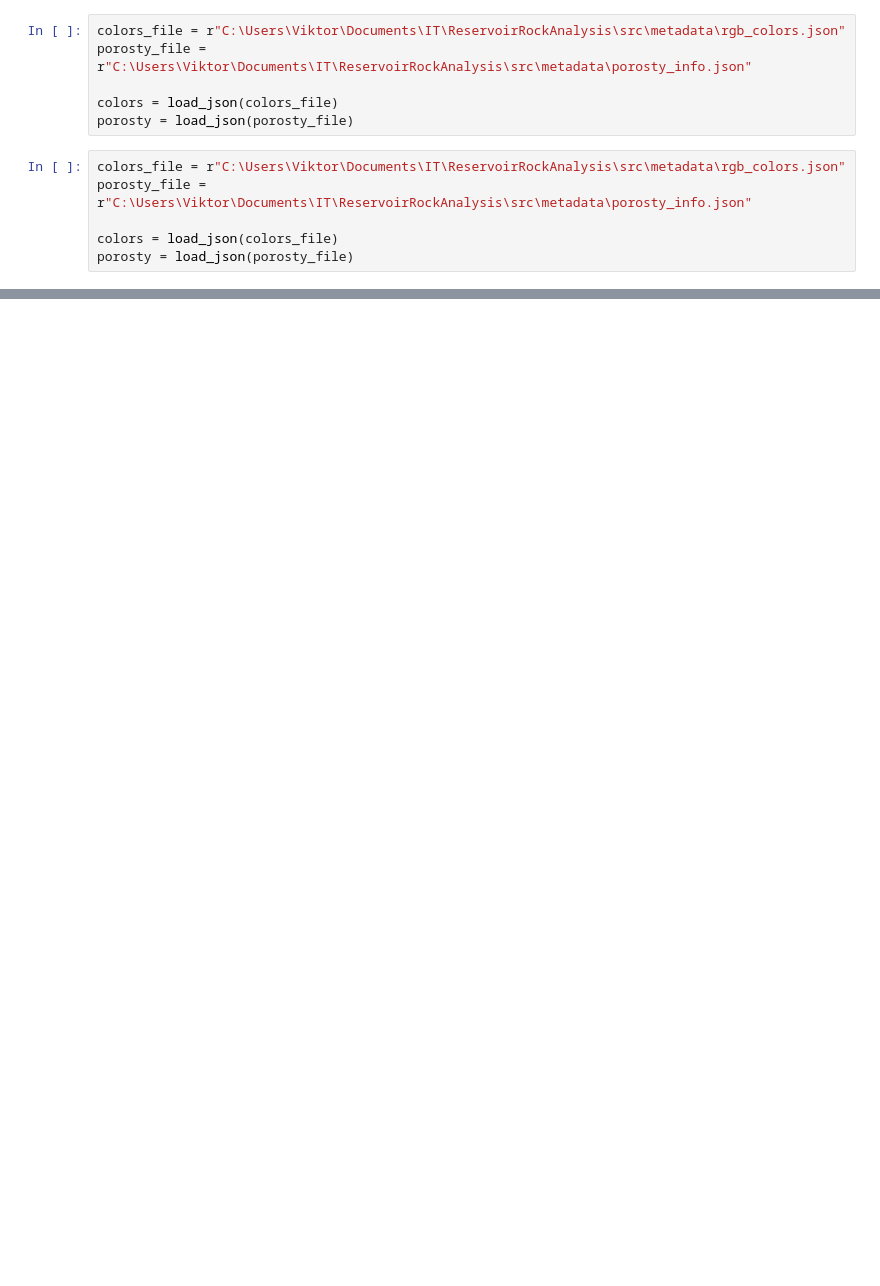
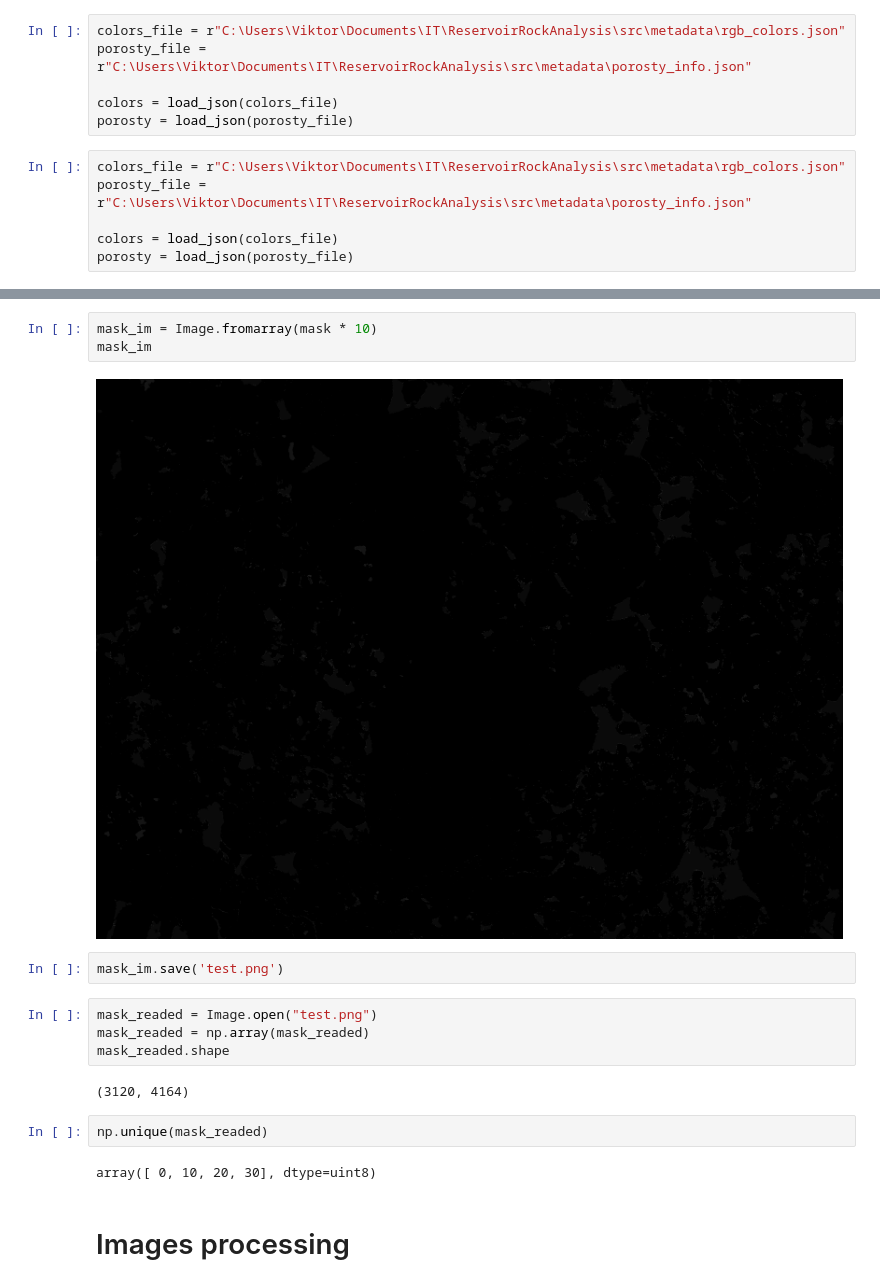
Before and after one commit to vitamin1312/ReservoirRockAnalysis, a Jupyter notebook: src/NeuralNetwork/image_processing.ipynb, the cells around one changed output, grey strips where cells are left out. Cells and saved outputs as stored; diff of their text form; blank space fills up the shorter version.

```diff
--- a/src/NeuralNetwork/image_processing.ipynb
+++ b/src/NeuralNetwork/image_processing.ipynb
@@ -55,0 +102,19 @@ plt.imshow(mask * (255 // 5), cmap='viridis');
+# %%
+mask_im = Image.fromarray(mask * 10)
+mask_im
+# %% [output]
+[figure, added]
+# %%
+mask_im.save('test.png')
+# %%
+mask_readed = Image.open("test.png")
+mask_readed = np.array(mask_readed)
+mask_readed.shape
+# %% [output]
+(3120, 4164)
+# %%
+np.unique(mask_readed)
+# %% [output]
+array([ 0, 10, 20, 30], dtype=uint8)
+# %% [markdown]
+# Images processing
```
Also changed, not shown: parts of 19 cells of this notebook, 1 other file.
